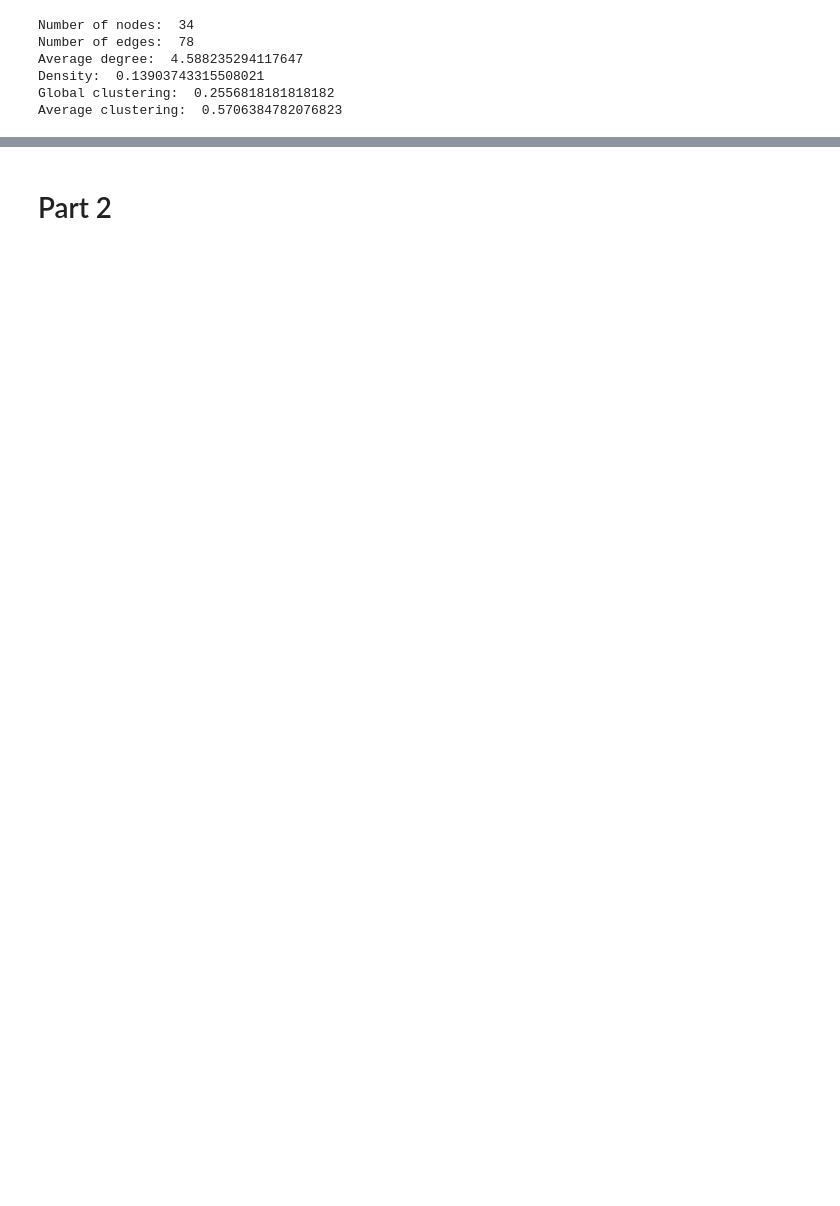
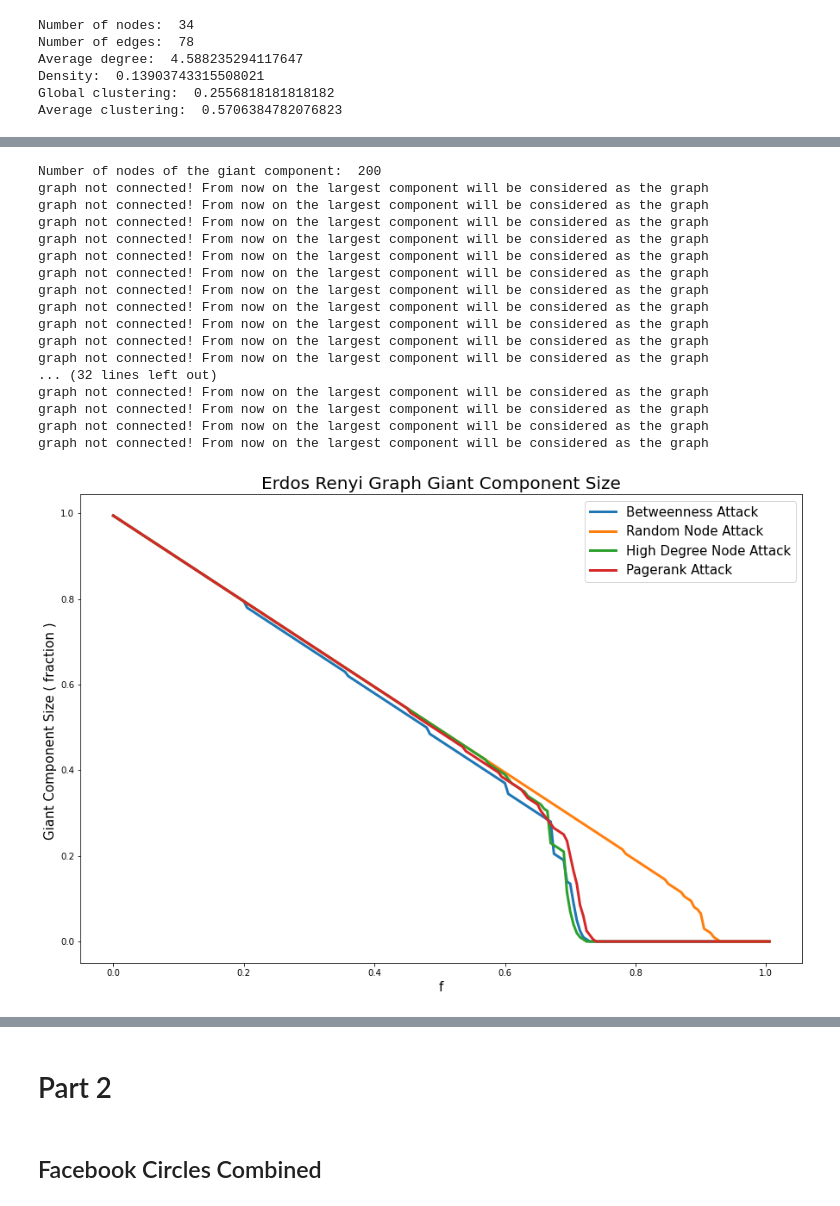
Before and after one commit to LazyRacc00n/NetworkAnalysis_2Assignment, a Jupyter notebook: Code.ipynb, the cells around one changed output, grey strips where cells are left out. Saved outputs shown, nothing was run; the diff lists cells and outputs as text; code cells hidden in the pictures; blank space fills up the shorter version.

```diff
--- a/Code.ipynb
+++ b/Code.ipynb
@@ -206,0 +244,21 @@ graph not connected! From now on the largest component will be considered as the
+# %%
+plot_attack(G, "Erdos Renyi Graph")
+# %% [output]
+Number of nodes of the giant component:  200
+graph not connected! From now on the largest component will be considered as the graph
+graph not connected! From now on the largest component will be considered as the graph
+graph not connected! From now on the largest component will be considered as the graph
+graph not connected! From now on the largest component will be considered as the graph
+graph not connected! From now on the largest component will be considered as the graph
+graph not connected! From now on the largest component will be considered as the graph
+graph not connected! From now on the largest component will be considered as the graph
+graph not connected! From now on the largest component will be considered as the graph
+graph not connected! From now on the largest component will be considered as the graph
+graph not connected! From now on the largest component will be considered as the graph
+graph not connected! From now on the largest component will be considered as the graph
+... (32 lines left out)
+graph not connected! From now on the largest component will be considered as the graph
+graph not connected! From now on the largest component will be considered as the graph
+graph not connected! From now on the largest component will be considered as the graph
+graph not connected! From now on the largest component will be considered as the graph
+[figure, added]
@@ -208,0 +330,2 @@ graph not connected! From now on the largest component will be considered as the
+# %% [markdown]
+## Facebook Circles Combined
```
Also changed, not shown: parts of 12 cells of this notebook, 5 other files.
